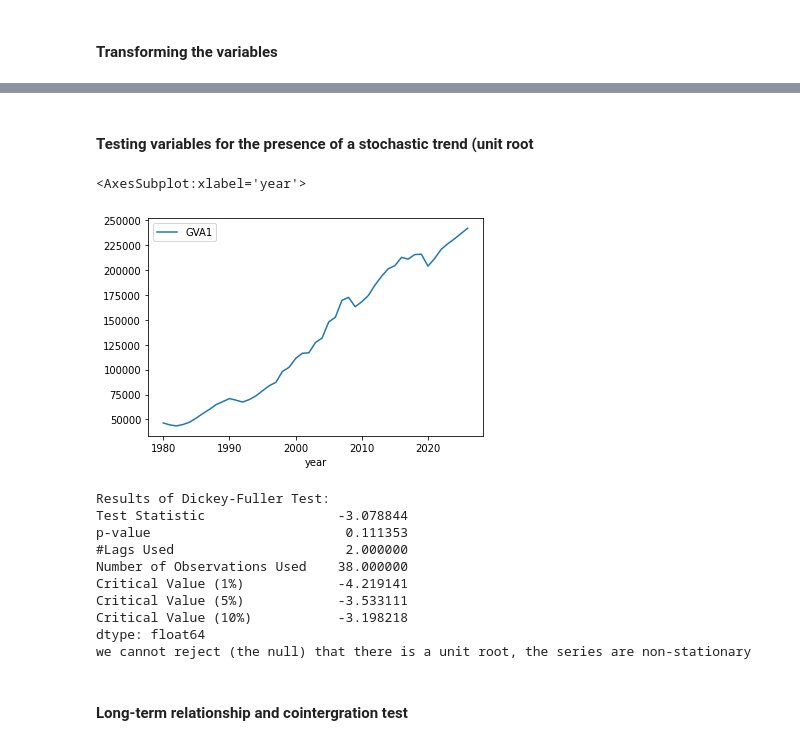
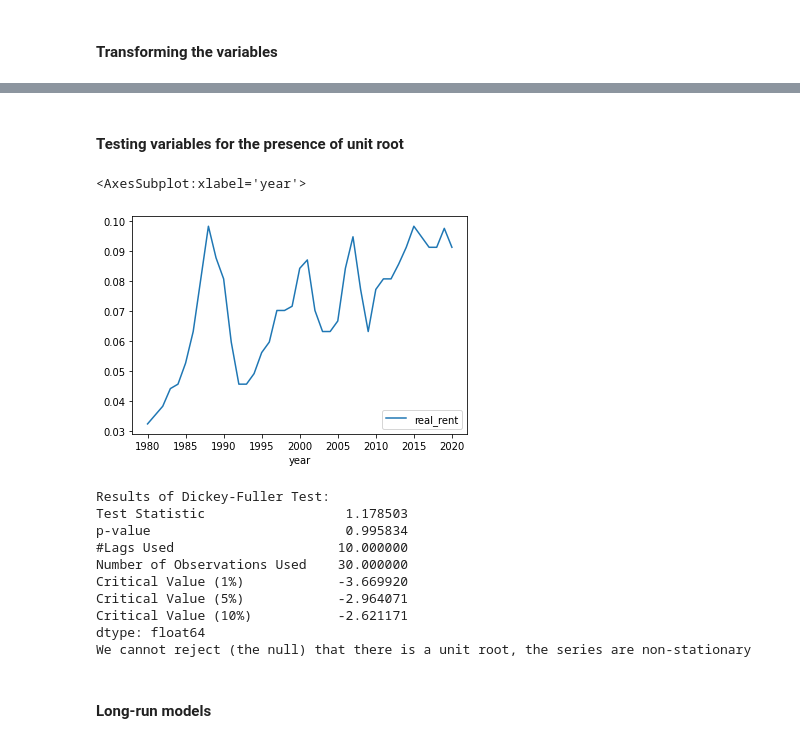
Before and after one commit to maiiasleptcova/KF-Python-projects, a Jupyter notebook: CL_office_rent_forecast.ipynb, the cells around one changed output, grey strips where cells are left out. Saved outputs shown, nothing was run; the diff lists cells and outputs as text; code cells hidden in the pictures.

```diff
--- a/CL_office_rent_forecast.ipynb
+++ b/CL_office_rent_forecast.ipynb
@@ -351,11 +289,11 @@ cstar_westend = pd.read_excel('F:\\Research\\CommercialPrivate\\Central London\\
 # %%
-cstar_city['Submarket'] = 'City'
-cstar_westend['Submarket'] = 'West End'
+costar_city['Submarket'] = 'City'
+costar_westend['Submarket'] = 'West End'
 # %%
 # append the datasets
-costar = cstar_city.append(cstar_westend, ignore_index=True)
+costar = costar_city.append(costar_westend, ignore_index=True)
 costar['year'] = costar['Period'].str[0:4].astype(int)
 costar['stock_growth'] = costar.groupby(['Submarket'])['Inventory SF'].pct_change()
-costar = costar[['year', 'Submarket' ,'stock_growth', 'Vacancy Rate']]
-#product_df.groupby('prod_desc')['prod_count'].pct_change()
+costar = costar[['year', 'Submarket' ,'stock_growth', 'Vacancy Rate', 'Inventory SF']]
+costar=costar.rename(columns = {'Inventory SF':'stock_costar'})
 # %%
@@ -384,4 +322,6 @@ pma_and_defl_and_OE =  pd.merge(pma_and_defl, df_aggr, on='year')
 # add Dev Pipeline
 pma_and_defl_and_OE_and_devpipe =  pd.merge(pma_and_defl_and_OE, dev_pipe, on=['year', 'Submarket'], how = 'left')
 # %%
-#pma_and_defl_and_OE_and_devpipe
+# Add Wesyminster columns
+pma_and_defl_and_OE_and_devpipe = pd.merge(pma_and_defl_and_OE_and_devpipe, oxecon_westmin, on=['year', 'Submarket'], how = 'left')
+pma_and_defl_and_OE_and_devpipe
@@ -468,6 +411,6 @@ final['real_rent'] = final['prime_rent'] /final.iloc[41,4]*100
 # %%
 # take logarithms of vars
-logged_vars = np.log(final[['stock','stock2','real_rent','Employment1','Employment2','Employment3', 'GVA1', 'GVA2', 'GVA3']])
+logged_vars = np.log(final[['stock','stock2','stock_costar','prime_rent','real_rent','availability','vacancy','Employment1','Employment2','Employment3', 'GVA1', 'GVA2', 'GVA3','Employment1_westmin','Employment2_westmin','Employment3_westmin', 'GVA1_westmin', 'GVA2_westmin', 'GVA3_westmin']])
 #add prefix to var names
 logged_vars = logged_vars.add_prefix('ln_')
 # %%
@@ -480,15 +425,15 @@ westend = final[final['Submarket']=='West End']
 # %% [markdown]
-#### Testing variables for the presence of a stochastic trend (unit root
+#### Testing variables for the presence of unit root
 # %%
 from statsmodels.tsa import stattools
 import statsmodels.api as sm
 import statsmodels.formula.api as smf
 from statsmodels.tsa.stattools import adfuller
 # %%
-#Plot the series to understand how to best specify the ADF test, the presence of time trend is apparent
-city.plot(x='year', y='GVA1')
+# Plot the series to understand how to best specify the ADF test (time trend or no time trend)
+city.plot(x='year', y='real_rent')
 # %% [output]
 <AxesSubplot:xlabel='year'>
-[figure, old version]
+[figure, new version]
 # %%
 # copied and modified the function for ADF test from the official documentation
@@ -504,17 +452,19 @@ def adf_test(timeseries):
     print ('We cannot reject (the null) that there is a unit root, the series are non-stationary' if dfoutput['p-value']>0.05 else 'The null (there is a unit root) is rejected, no unit root, the series is stationary')
 # %%
 # apply adf test function to the series of choice. The null is that there IS a unit root
-adf_test(city.iloc[0:41,14].values)
+# 0:41 is to specify hist values
+
+adf_test(city['real_rent'].iloc[0:41].values)
 # %% [output]
 Results of Dickey-Fuller Test:
-Test Statistic                 -3.078844
-p-value                         0.111353
-#Lags Used                      2.000000
-Number of Observations Used    38.000000
-Critical Value (1%)            -4.219141
-Critical Value (5%)            -3.533111
-Critical Value (10%)           -3.198218
+Test Statistic                  1.178503
+p-value                         0.995834
+#Lags Used                     10.000000
+Number of Observations Used    30.000000
+Critical Value (1%)            -3.669920
+Critical Value (5%)            -2.964071
+Critical Value (10%)           -2.621171
 dtype: float64
-we cannot reject (the null) that there is a unit root, the series are non-stationary
+We cannot reject (the null) that there is a unit root, the series are non-stationary
 # %% [markdown]
-#### Long-term relationship and cointergration test
+#### Long-run models
```
Also changed, not shown: parts of 44 cells of this notebook.
